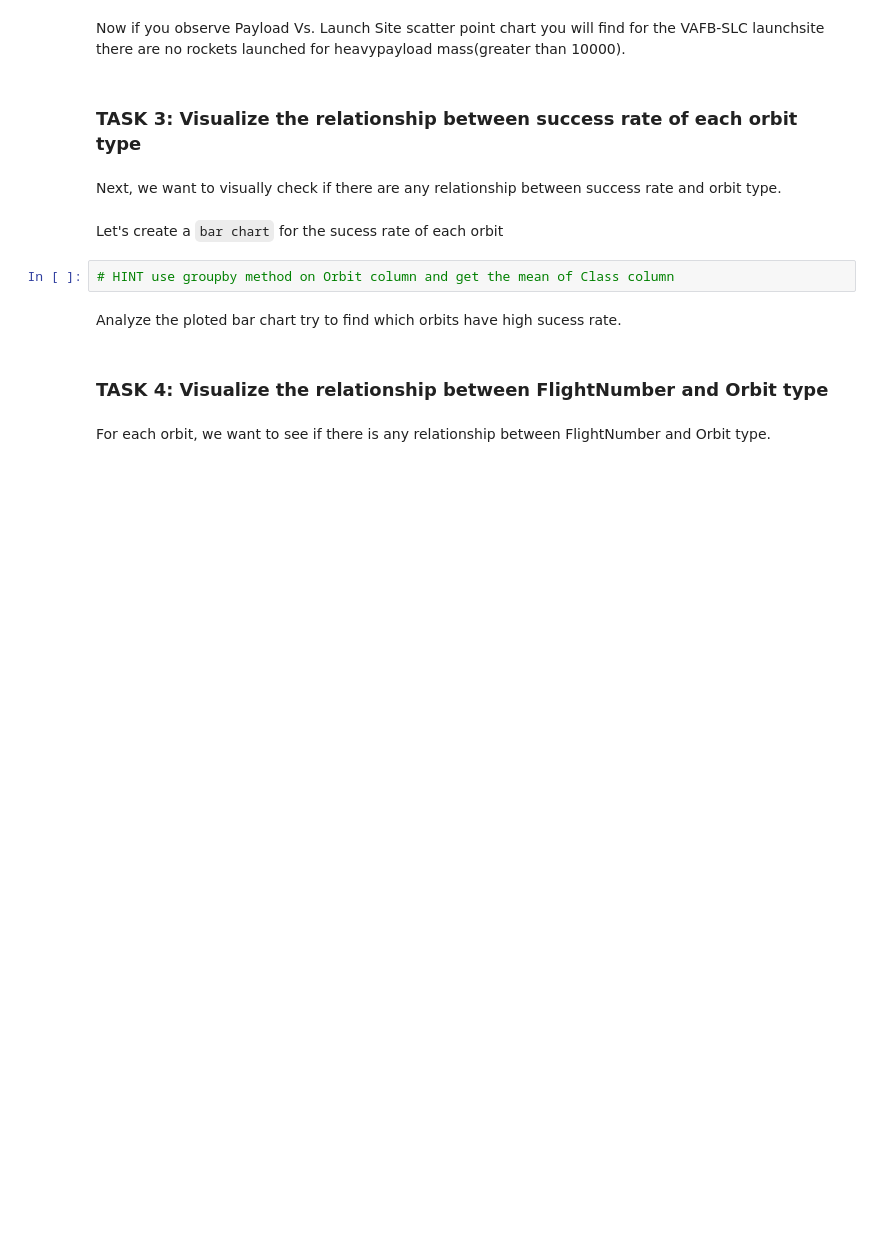
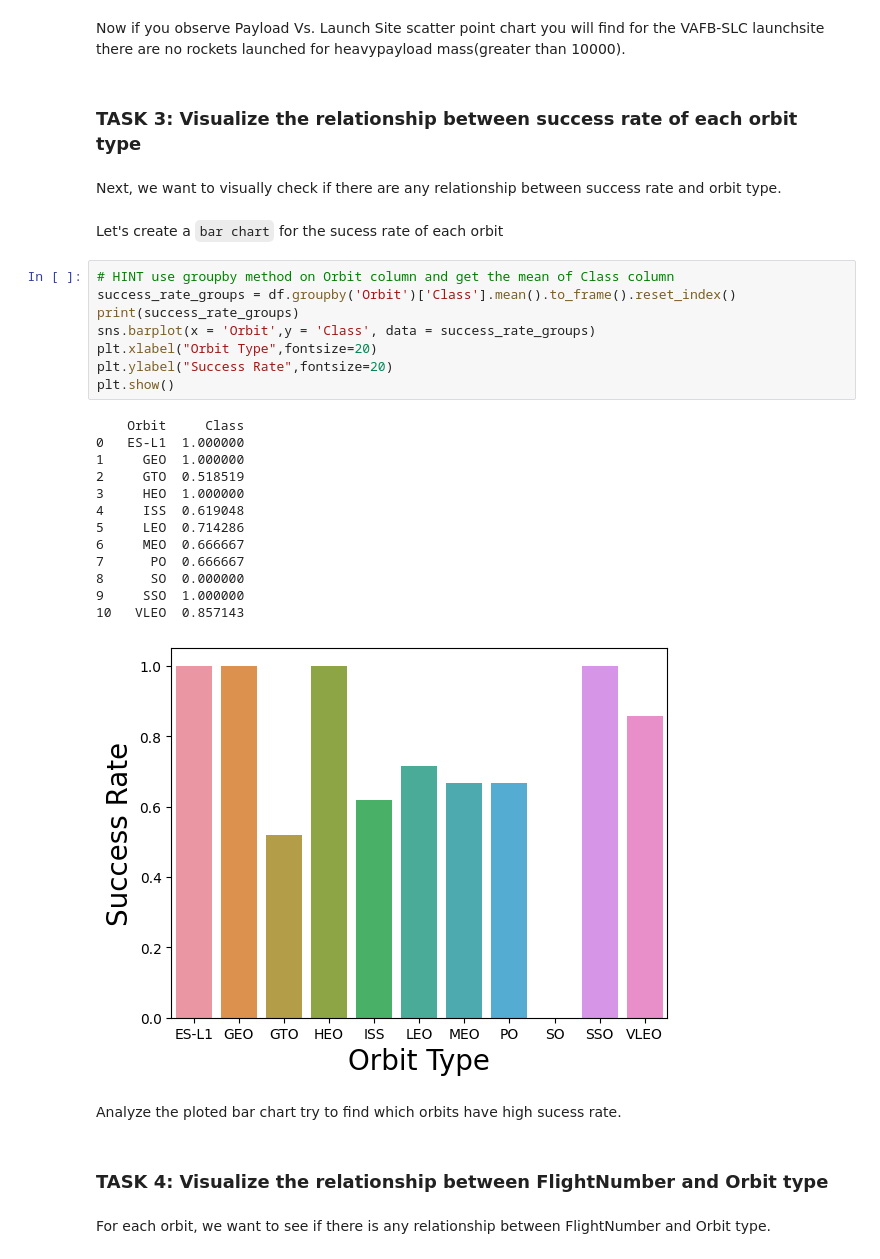
Before and after one commit to jrosilam/SpaceX-Data-Sci-Capstone, a Jupyter notebook: jupyter-labs-eda-dataviz.ipynb, the cells around one changed output. Cells and saved outputs as stored; diff of their text form; blank space fills up the shorter version.

```diff
--- a/jupyter-labs-eda-dataviz.ipynb
+++ b/jupyter-labs-eda-dataviz.ipynb
@@ -98,6 +112,26 @@ Next, we want to visually check if there are any relationship between success ra
 Let's create a `bar chart` for the sucess rate of each orbit
 # %%
 # HINT use groupby method on Orbit column and get the mean of Class column
+success_rate_groups = df.groupby('Orbit')['Class'].mean().to_frame().reset_index()
+print(success_rate_groups)
+sns.barplot(x = 'Orbit',y = 'Class', data = success_rate_groups)
+plt.xlabel("Orbit Type",fontsize=20)
+plt.ylabel("Success Rate",fontsize=20)
+plt.show()
+# %% [output]
+    Orbit     Class
+0   ES-L1  1.000000
+1     GEO  1.000000
+2     GTO  0.518519
+3     HEO  1.000000
+4     ISS  0.619048
+5     LEO  0.714286
+6     MEO  0.666667
+7      PO  0.666667
+8      SO  0.000000
+9     SSO  1.000000
+10   VLEO  0.857143
+[figure, added]
 # %% [markdown]
 Analyze the ploted bar chart try to find which orbits have high sucess rate.
 # %% [markdown]
```
Also changed, not shown: parts of 10 cells of this notebook.
